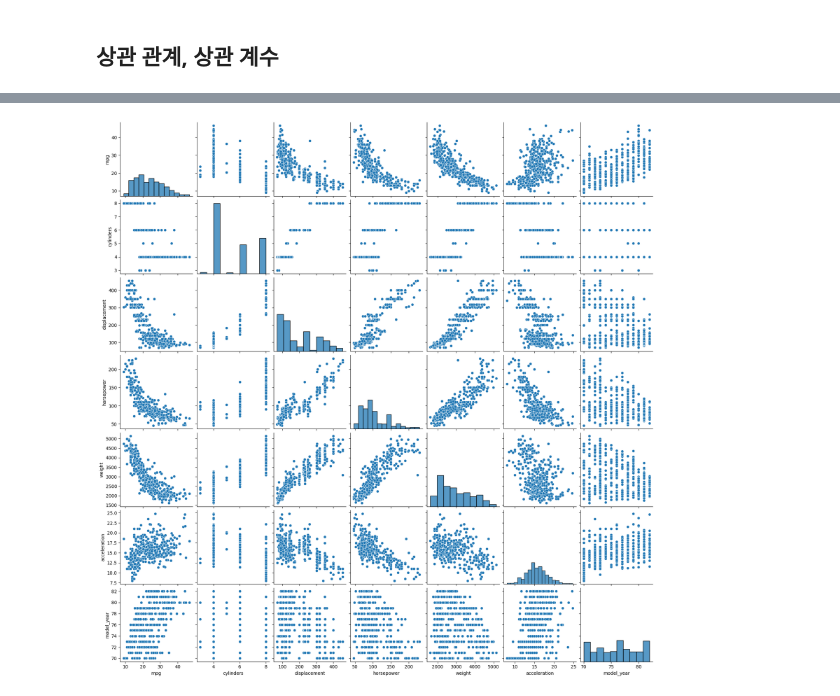
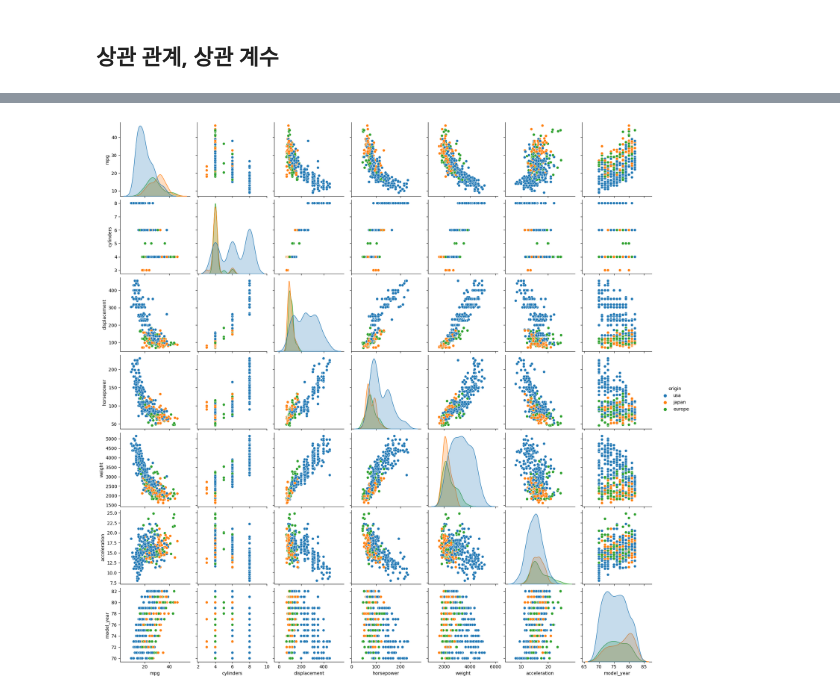
Before and after one commit to baesaa0304/StudyIT, a Jupyter notebook: py18_mpg.ipynb, the cells around one changed output, grey strips where cells are left out. Drawn from its saved outputs; the diff is of its cells as text; code cells hidden in the pictures.

```diff
--- a/py18_mpg.ipynb
+++ b/py18_mpg.ipynb
@@ -163,5 +168,5 @@ plt.show()
 # %%
-sns.pairplot(data=mpg)
+sns.pairplot(data=mpg, hue='origin')
 plt.show()
 # %% [output]
-[figure, old version]
+[figure, new version]
```
Also changed, not shown: parts of 11 cells of this notebook.
